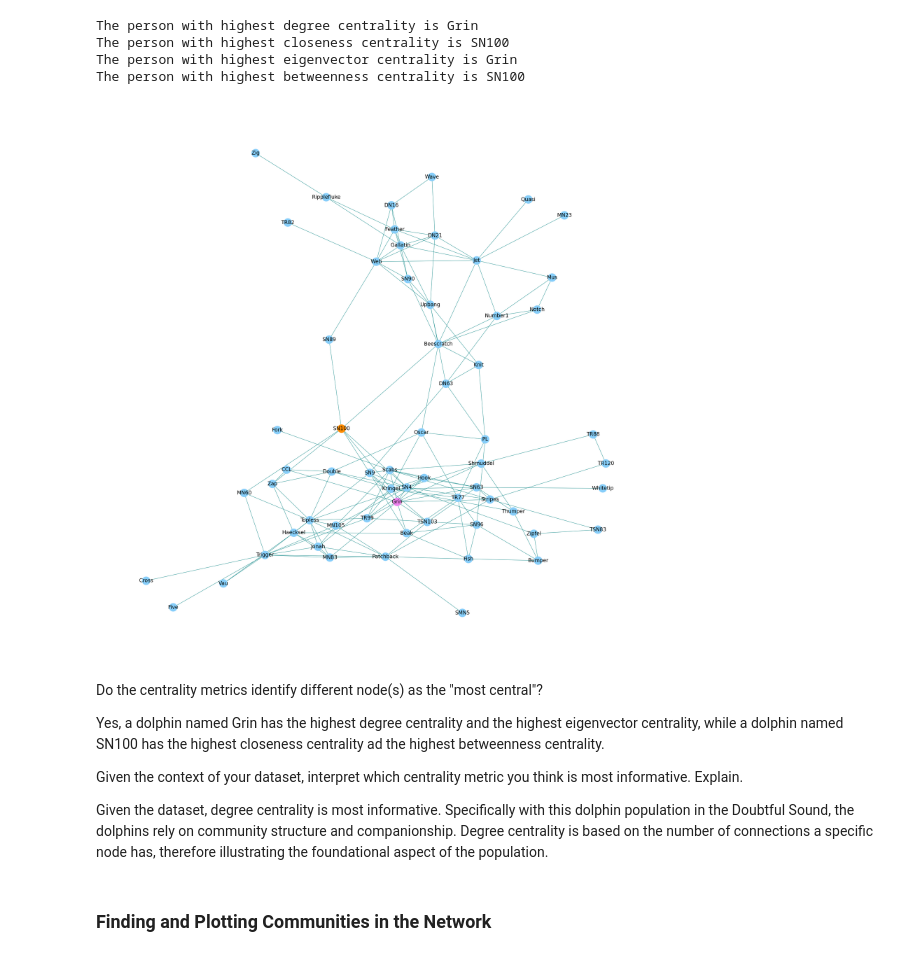
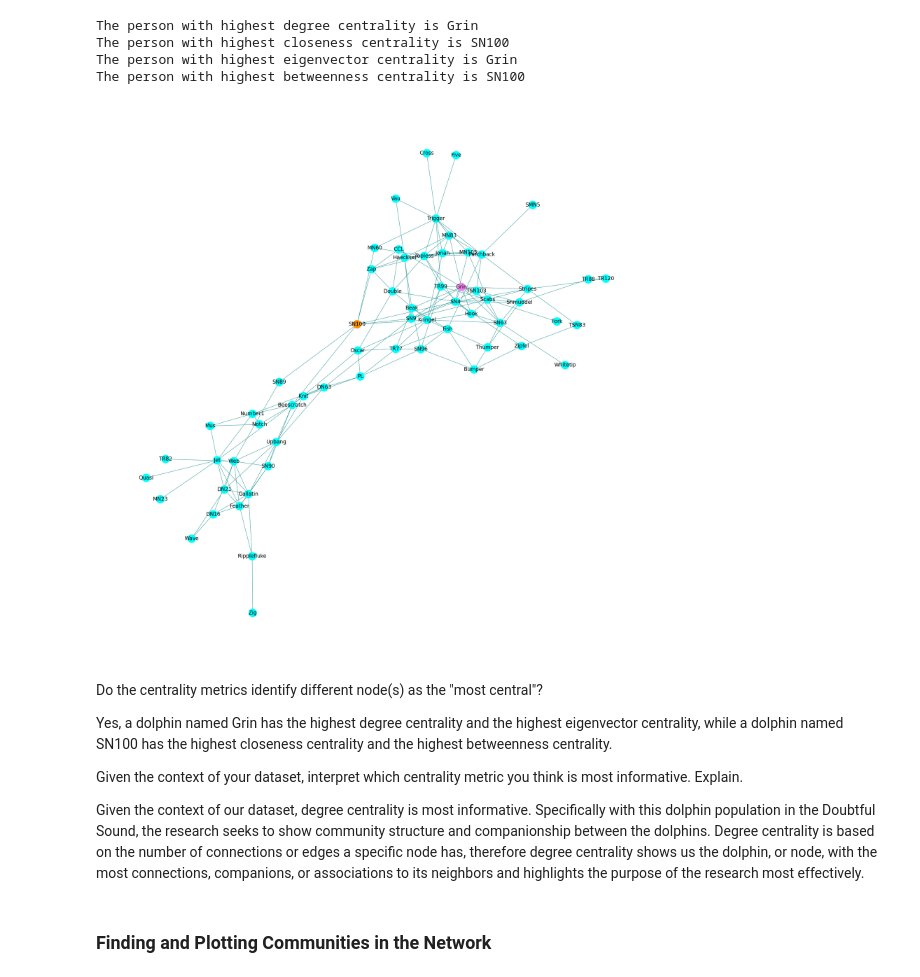
Before and after one commit to finn-oconnor/math-1010-oconnor, a Jupyter notebook: Final Script Dolphins Project.ipynb, the cells around one changed output. Cells and saved outputs as stored; diff of their text form; code cells hidden in the pictures.

```diff
--- a/Final Script Dolphins Project.ipynb
+++ b/Final Script Dolphins Project.ipynb
@@ -127,24 +129,24 @@ The person with highest closeness centrality is SN100
 The person with highest eigenvector centrality is Grin
 The person with highest betweenness centrality is SN100
 # %%
-#Plot that outlines which are the most central nodes, or dolphins
+#Plot that outlines which are the most central nodes, or dolphins, in this specific network
 
 plt.figure(figsize = (30,30))
 k_pos = nx.spring_layout(Dolphins_G, k=0.05)
-colors = ['lightskyblue'] * len(Dolphins)
+colors = ['cyan'] * len(Dolphins)
 colors[14] = 'violet'
 colors[36] = 'darkorange'
 nx.draw(Dolphins_G, k_pos, node_color=colors, node_size=1000, edge_color='teal', with_labels=True, font_size=20)
 # %% [output]
-[figure, old version]
+[figure, new version]
 # %% [markdown]
 Do the centrality metrics identify different node(s) as the "most central"?
 
-Yes, a dolphin named Grin has the highest degree centrality and the highest eigenvector centrality, while a dolphin named SN100 has the highest closeness centrality ad the highest betweenness centrality.
+Yes, a dolphin named Grin has the highest degree centrality and the highest eigenvector centrality, while a dolphin named SN100 has the highest closeness centrality and the highest betweenness centrality.
 
 Given the context of your dataset, interpret which centrality metric you think is most informative. Explain.
 
-Given the dataset, degree centrality is most informative. Specifically with this dolphin population in the Doubtful Sound, the dolphins rely on community structure and companionship. Degree centrality is based on the number of connections a specific node has, therefore illustrating the foundational aspect of the population.
+Given the context of our dataset, degree centrality is most informative. Specifically with this dolphin population in the Doubtful Sound, the research seeks to show community structure and companionship between the dolphins. Degree centrality is based on the number of connections or edges a specific node has, therefore degree centrality shows us the dolphin, or node, with the most connections, companions, or associations to its neighbors and highlights the purpose of the research most effectively.
 # %% [markdown]
 ### Finding and Plotting Communities in the Network
 # %%
```
Also changed, not shown: parts of 23 cells of this notebook.
